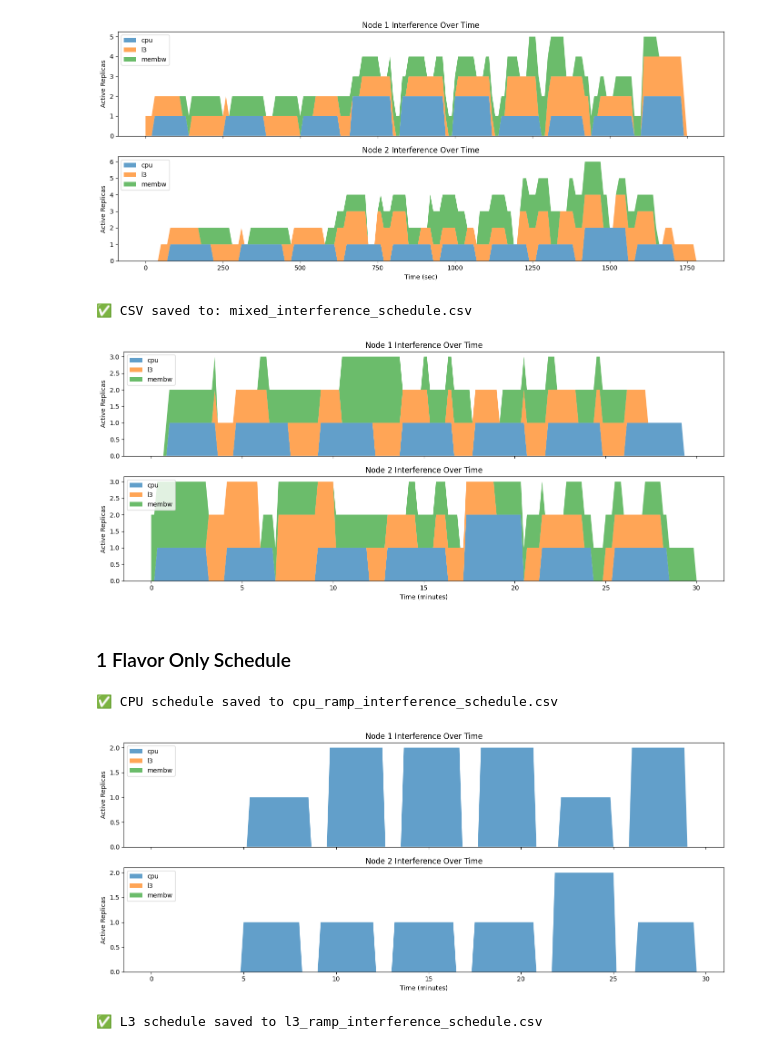
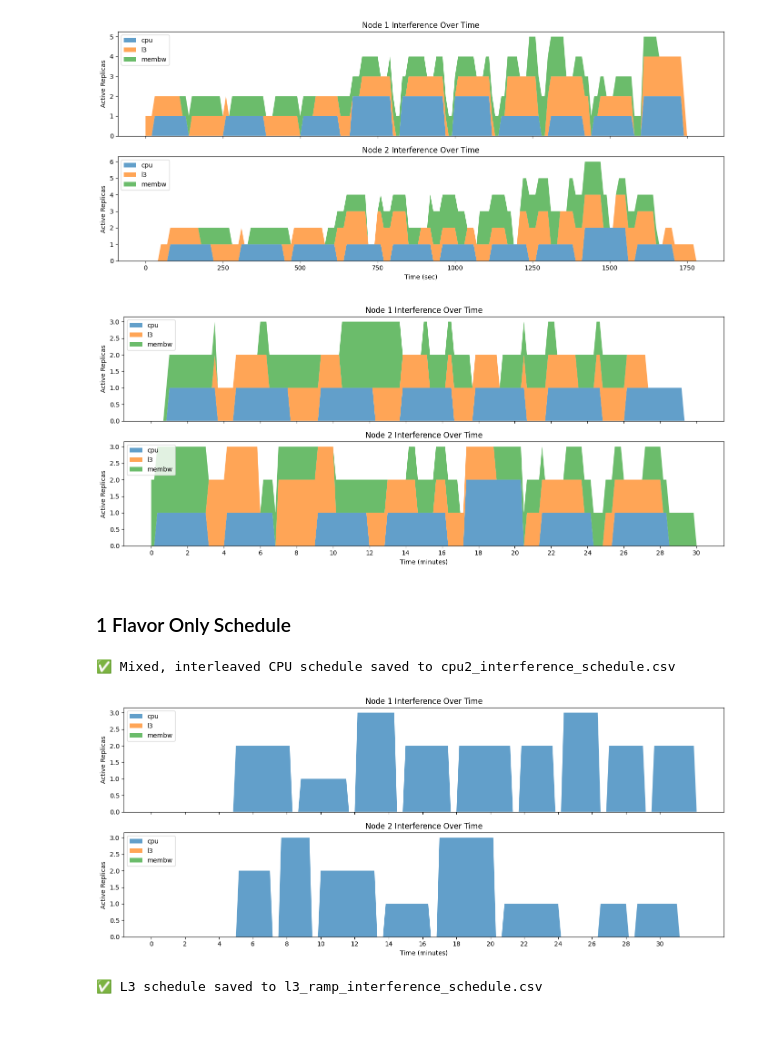
Before and after one commit to georgakopoulosgeo/Interference_Thesis_NTUA, a Jupyter notebook: interference_injection/interference_schedules/show_interference_injection.ipynb, the cells around one changed output. Cells and saved outputs as stored; diff of their text form; code cells hidden in the pictures.

```diff
--- a/interference_injection/interference_schedules/show_interference_injection.ipynb
+++ b/interference_injection/interference_schedules/show_interference_injection.ipynb
@@ -10,7 +10,7 @@ import pandas as pd
 import matplotlib.pyplot as plt
 import numpy as np
 
-def plot_interference_schedule(filename):
+def plot_interference_schedule(filename, minute_cap=30):
     """
     Plots active replicas per pod type on each node using
     proper cycle-based tracking of create/delete intervals.
@@ -77,6 +77,8 @@ def plot_interference_schedule(filename):
     axs[1].set_xlabel("Time (minutes)")
     axs[1].set_ylabel("Active Replicas")
     axs[1].legend(loc='upper left')
+    for ax in axs:
+        ax.set_xticks(range(0, minute_cap + 1, 2))
 
     plt.tight_layout()
     plt.show()
@@ -288,11 +290,10 @@ def generate_light_balanced_schedule(filename, total_duration=TOTAL_DURATION):
 #name = "lightLong_interference_schedule.csv"
 name = "mixed_interference_schedule.csv"
 # Example usage (uncomment the line below to run locally):
-generate_light_balanced_schedule(name)
+#generate_light_balanced_schedule(name)
 plot_interference_schedule(name)
 # %% [output]
-✅ CSV saved to: mixed_interference_schedule.csv
-[figure, old version]
+[figure, new version]
 # %% [markdown]
 ### 1 Flavor Only Schedule
 # %%
@@ -410,7 +421,7 @@ def generate_single_flavor_schedule(filename, flavor="cpu"):
 # %%
-generate_single_flavor_schedule("cpu_interference_schedule.csv", flavor="cpu")
-plot_interference_schedule("cpu_interference_schedule.csv")
+generate_mixed_schedule("cpu2_interference_schedule.csv", flavor="cpu")
+plot_interference_schedule("cpu2_interference_schedule.csv")
 # %% [output]
-✅ CPU schedule saved to cpu_ramp_interference_schedule.csv
+✅ Mixed, interleaved CPU schedule saved to cpu2_interference_schedule.csv
-[figure, old version]
+[figure, new version]
 # %%
```
Also changed, not shown: parts of 3 cells of this notebook, 12 other files.
